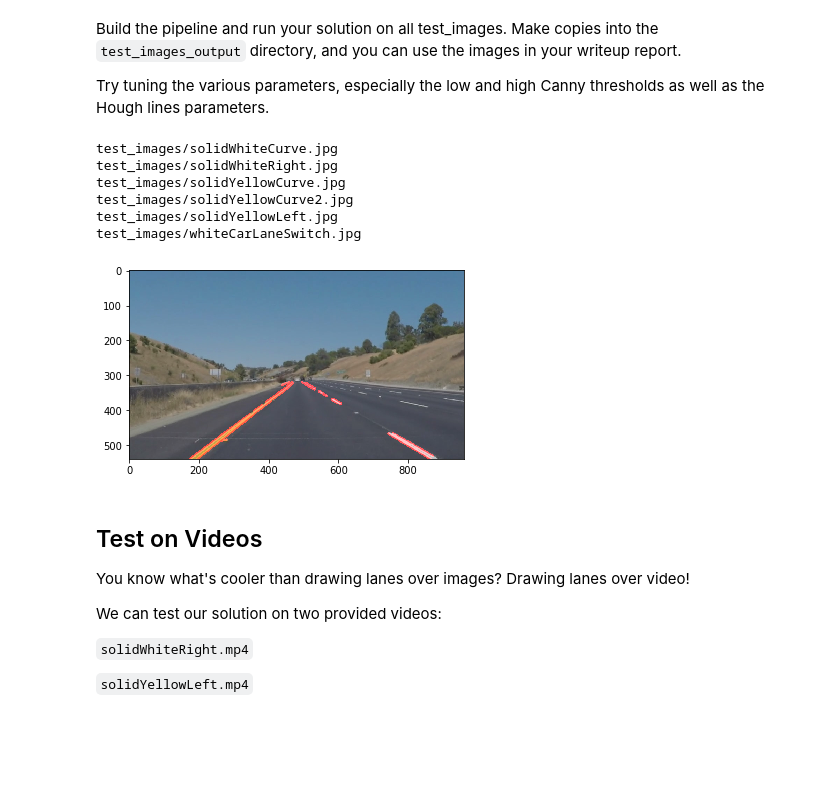
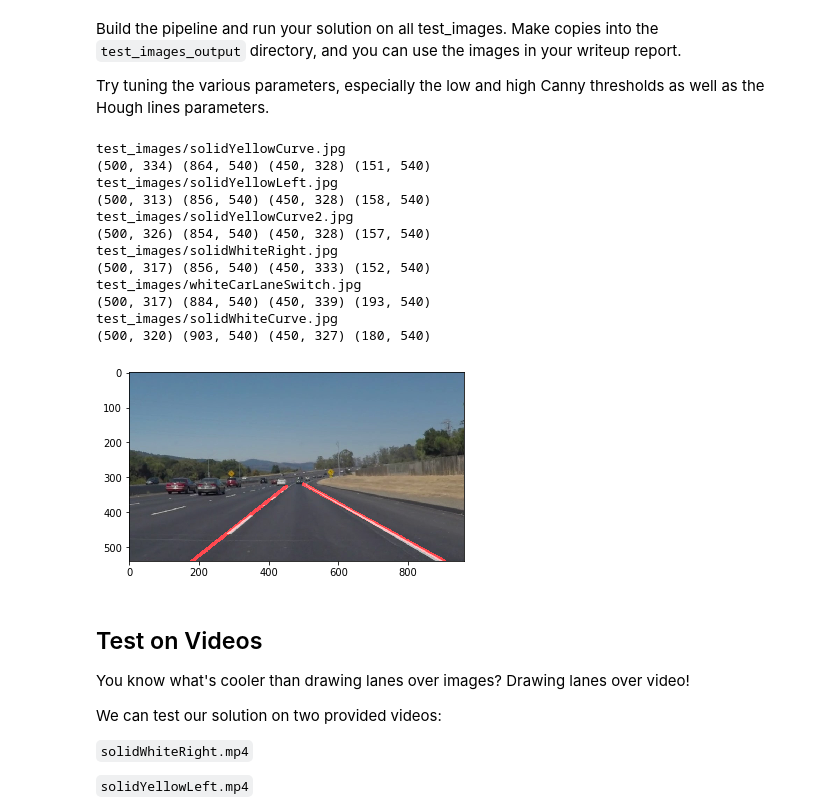
Before and after one commit to abasired/finding_lanes_ND, a Jupyter notebook: P1.ipynb, the cells around one changed output. Drawn from its saved outputs; the diff is of its cells as text; code cells hidden in the pictures; blank space fills up the shorter version.

```diff
--- a/P1.ipynb
+++ b/P1.ipynb
@@ -210,49 +272,55 @@ def lane_processing(image):
     # Apply gaussian filtering to remove any noise
     clean_gray_scale_image = gaussian_blur(processed_image, 7)
 
     # Detect egses using canny edge detection
     # Set high_thresold first and play around with low_threshold to get appropiate results
-    edges = canny(clean_gray_scale_image, 50, 100)
-    plt.imshow(edges)
+    edges = canny(clean_gray_scale_image, 10, 150)
+    #plt.imshow(edges)
 
     # mask the region of interest
     #Note : Apply mask for region of interest after edge detection to remove the edge due to masking RoI
     # choose the vertices based on sample test image as the region of interest is fixed
-    vertices = np.array([[(30,edges.shape[0]),(450, 320), (500, 320), (edges.shape[1],edges.shape[0])]], dtype=np.int32)
+    vertices = np.array([[(50,edges.shape[0]),(450, 300), (500, 300), (edges.shape[1],edges.shape[0])]], dtype=np.int32)
     masked_region_image = region_of_interest(edges, vertices)
-    plt.imshow(masked_region_image)
+    #plt.imshow(masked_region_image)
 
     # Hough transform to detects line segments in the image.
     rho = 2
     theta = np.pi/180
-    threshold = 20         # Adjust threshold ro detect pts of line segment : smaller keeps more pixels of line segment
-    min_line_len = 20      # Select minimum number of points that make up the line segmet: smaller more finer
-    max_line_gap = 10      # Adjust between points to detect possible missing line segments
+    threshold = 20         # Adjust threshold to detect pts on line segment : smaller keeps more pixels on line segment
+    min_line_len = 25      # Select minimum number of points that make up the line segmet: smaller more finer
+    max_line_gap = 1      # Adjust between points to detect possible missing line segments
 
-    line_image = hough_output_image = hough_lines(masked_region_image, rho, theta, threshold, min_line_len, max_line_gap)
+    line_image = hough_lines(masked_region_image, rho, theta, threshold, min_line_len, max_line_gap)
     #plt.imshow(line_image)
     final_weighted_image = weighted_img(line_image, image, α=0.8, β=1., λ=0.)
-    #plt.imshow(final_weighted_image)
+    plt.imshow(final_weighted_image)
     return final_weighted_image
 
 images = os.listdir("test_images/")
 for img in images:
     if 'processed' not in img:
         print ('test_images/' +  img)
         image = mpimg.imread('test_images/' +  img)
         #image = mpimg.imread('test_images/solidYellowCurve.jpg')
         lane_detect_image = lane_processing(image)
-        plt.imshow(lane_detect_image)
+        #plt.imshow(lane_detect_image)
 
         mpimg.imsave('test_images/' + 'processed_' + img, lane_detect_image)
 # %% [output]
+test_images/solidYellowCurve.jpg
+(500, 334) (864, 540) (450, 328) (151, 540)
+test_images/solidYellowLeft.jpg
+(500, 313) (856, 540) (450, 328) (158, 540)
+test_images/solidYellowCurve2.jpg
+(500, 326) (854, 540) (450, 328) (157, 540)
+test_images/solidWhiteRight.jpg
+(500, 317) (856, 540) (450, 333) (152, 540)
+test_images/whiteCarLaneSwitch.jpg
+(500, 317) (884, 540) (450, 339) (193, 540)
 test_images/solidWhiteCurve.jpg
-test_images/solidWhiteRight.jpg
-test_images/solidYellowCurve.jpg
-test_images/solidYellowCurve2.jpg
-test_images/solidYellowLeft.jpg
-test_images/whiteCarLaneSwitch.jpg
+(500, 320) (903, 540) (450, 327) (180, 540)
-[figure, old version]
+[figure, new version]
 # %% [markdown]
 ## Test on Videos
 
```
Also changed, not shown: parts of 7 cells of this notebook, 9 other files.
